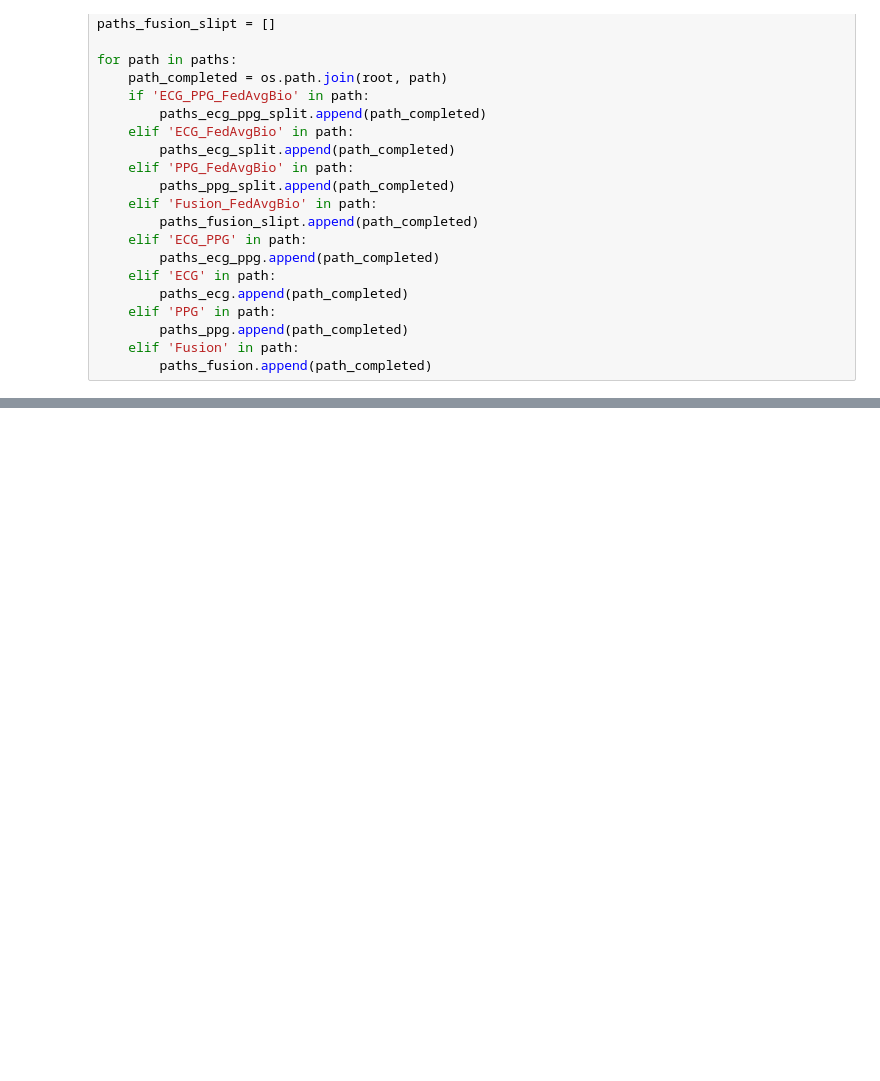
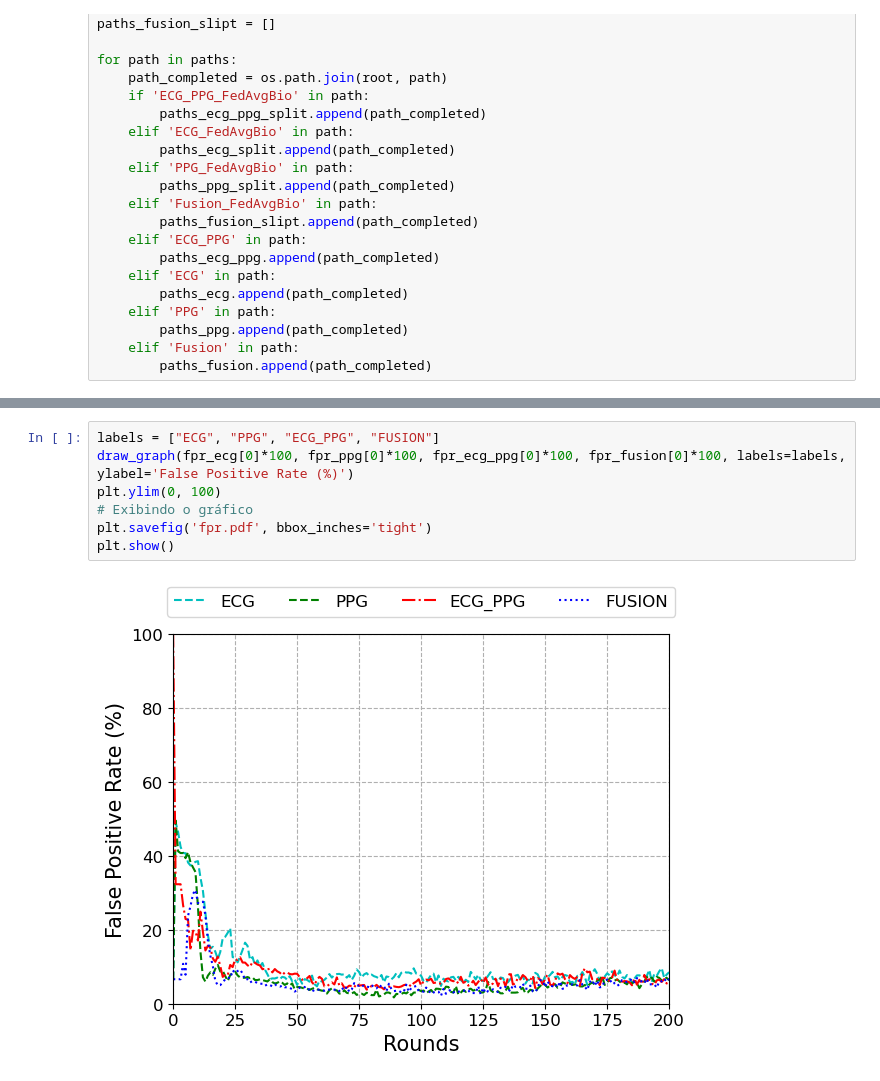
Before and after one commit to OrenanM/ECG_PPG_FL, a Jupyter notebook: results/graphs/graphs_results.ipynb, the cells around one changed output, grey strips where cells are left out. Saved outputs shown, nothing was run; the diff lists cells and outputs as text; blank space fills up the shorter version.

```diff
--- a/results/graphs/graphs_results.ipynb
+++ b/results/graphs/graphs_results.ipynb
@@ -240,0 +108,9 @@ plt.show()
+# %%
+labels = ["ECG", "PPG", "ECG_PPG", "FUSION"]
+draw_graph(fpr_ecg[0]*100, fpr_ppg[0]*100, fpr_ecg_ppg[0]*100, fpr_fusion[0]*100, labels=labels, ylabel='False Positive Rate (%)')
+plt.ylim(0, 100)
+# Exibindo o gráfico
+plt.savefig('fpr.pdf', bbox_inches='tight')
+plt.show()
+# %% [output]
+[figure, added]
```
Also changed, not shown: parts of 21 cells of this notebook, 3 other files.
